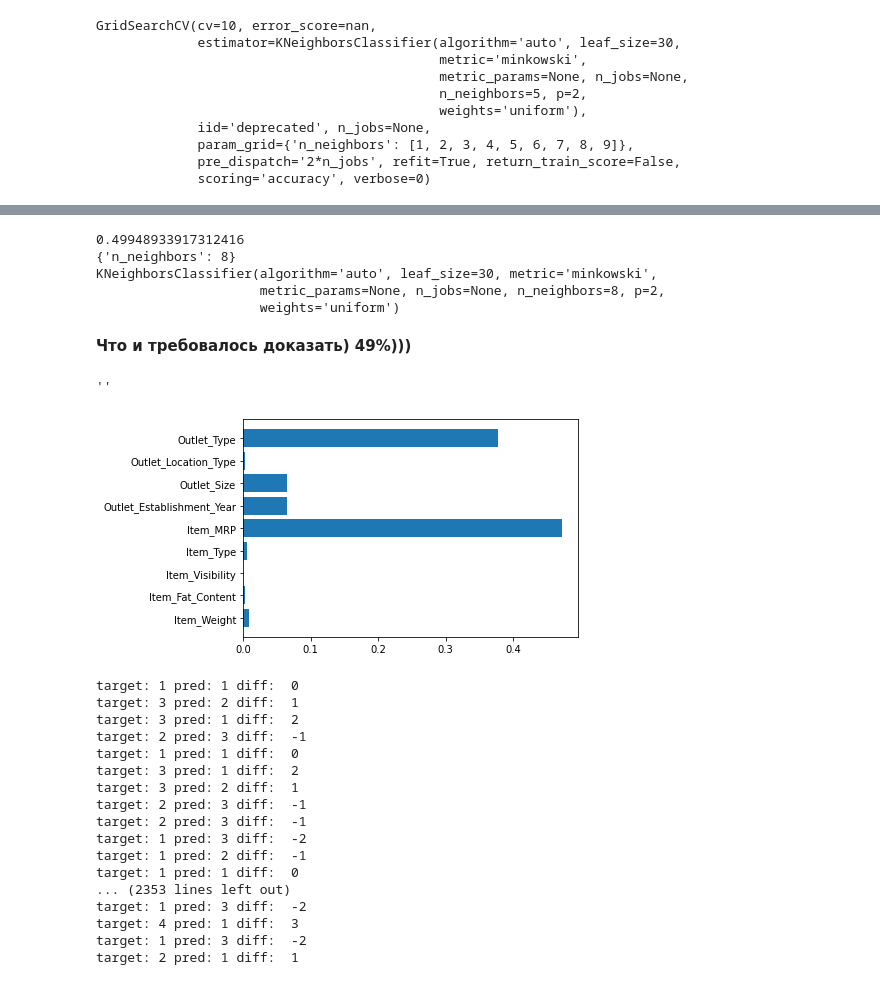
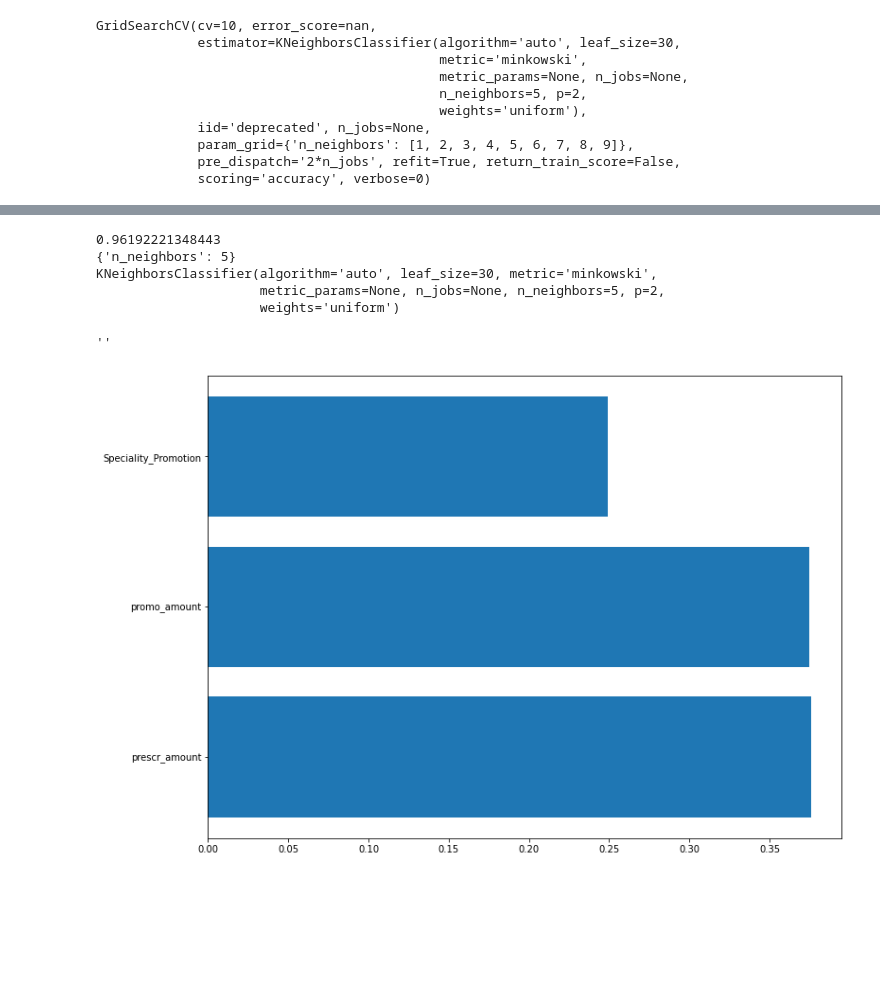
Before and after one commit to Geringer13/Netology_pyda, a Jupyter notebook: Дипломная_работа_Нетология.ipynb, the cells around one changed output, grey strips where cells are left out. Drawn from its saved outputs; the diff is of its cells as text; code cells hidden in the pictures; blank space fills up the shorter version.

```diff
--- a/Дипломная_работа_Нетология.ipynb
+++ b/Дипломная_работа_Нетология.ipynb
@@ -447,0 +478,4 @@ array([[0.00775194, 0.10852713, 0.20930233, 0.3875969 , 0.28682171],
+# %%
+dt1 = DecisionTreeClassifier(max_depth=5, min_samples_leaf=20, max_features=0.5)
+# %%
+dt1.fit(X_2train, y_2train)
@@ -448,6 +500,6 @@ array([[0.00775194, 0.10852713, 0.20930233, 0.3875969 , 0.28682171],
 # %%
 clf_rf = RandomForestClassifier(n_estimators=10, max_depth=5, min_samples_leaf=20, max_features=0.5, n_jobs=-1)
-clf_rf.fit(X_1train, y_1train)
+clf_rf.fit(X_2train, y_2train)
 # %% [output]
 RandomForestClassifier(bootstrap=True, ccp_alpha=0.0, class_weight=None,
                        criterion='gini', max_depth=5, max_features=0.5,
@@ -468,7 +520,7 @@ param_grid = dict(n_neighbors=k_range)
 # %%
 grid = GridSearchCV(KNeighborsClassifier(), param_grid=param_grid, cv=10, scoring='accuracy')
 # %%
-grid.fit(X_1, y_1)
+grid.fit(X_2, y_2)
 # %% [output]
 GridSearchCV(cv=10, error_score=nan,
              estimator=KNeighborsClassifier(algorithm='auto', leaf_size=30,
@@ -519,19 +571,13 @@ Text(0, 0.5, 'Cross-Validated Accuracy')
-# %%
-# Single best score achieved across all params (k)
-print(grid.best_score_)
-
-# Dictionary containing the parameters (k) used to generate that score
-print(grid.best_params_)
-
-# Actual model object fit with those best parameters
-# Shows default parameters that we did not specify
-print(grid.best_estimator_)
-# %% [output]
-0.49948933917312416
-{'n_neighbors': 8}
-KNeighborsClassifier(algorithm='auto', leaf_size=30, metric='minkowski',
-                     metric_params=None, n_jobs=None, n_neighbors=8, p=2,
-                     weights='uniform')
-# %% [markdown]
-**Что и требовалось доказать) 49%)))**
+# %%
+print(grid.best_score_)
+
+print(grid.best_params_)
+
+print(grid.best_estimator_)
+# %% [output]
+0.96192221348443
+{'n_neighbors': 5}
+KNeighborsClassifier(algorithm='auto', leaf_size=30, metric='minkowski',
+                     metric_params=None, n_jobs=None, n_neighbors=5, p=2,
+                     weights='uniform')
 # %%
@@ -539,31 +585,7 @@ predictions = clf_rf.predict(X_1test)
 # %%
-# the most important features
 plt.barh(np.arange(len(clf_rf.feature_importances_)), clf_rf.feature_importances_)
-plt.yticks(np.arange(len(X_1.columns)),X_1.columns)
+plt.yticks(np.arange(len(X_2.columns)),X_2.columns)
 ''
 # %% [output]
 ''
-[figure, old version]
+[figure, new version]
-# %%
-c = []
-for i, j in zip(y_1train, predictions):
-    c.append(int(i)- int(j))
-    print('target:', i, 'pred:', j, 'diff: ', int(i)- int(j))
-# %% [output]
-target: 1 pred: 1 diff:  0
-target: 3 pred: 2 diff:  1
-target: 3 pred: 1 diff:  2
-target: 2 pred: 3 diff:  -1
-target: 1 pred: 1 diff:  0
-target: 3 pred: 1 diff:  2
-target: 3 pred: 2 diff:  1
-target: 2 pred: 3 diff:  -1
-target: 2 pred: 3 diff:  -1
-target: 1 pred: 3 diff:  -2
-target: 1 pred: 2 diff:  -1
-target: 1 pred: 1 diff:  0
-... (2353 lines left out)
-target: 1 pred: 3 diff:  -2
-target: 4 pred: 1 diff:  3
-target: 1 pred: 3 diff:  -2
-target: 2 pred: 1 diff:  1
```
Also changed, not shown: parts of 45 cells of this notebook.
